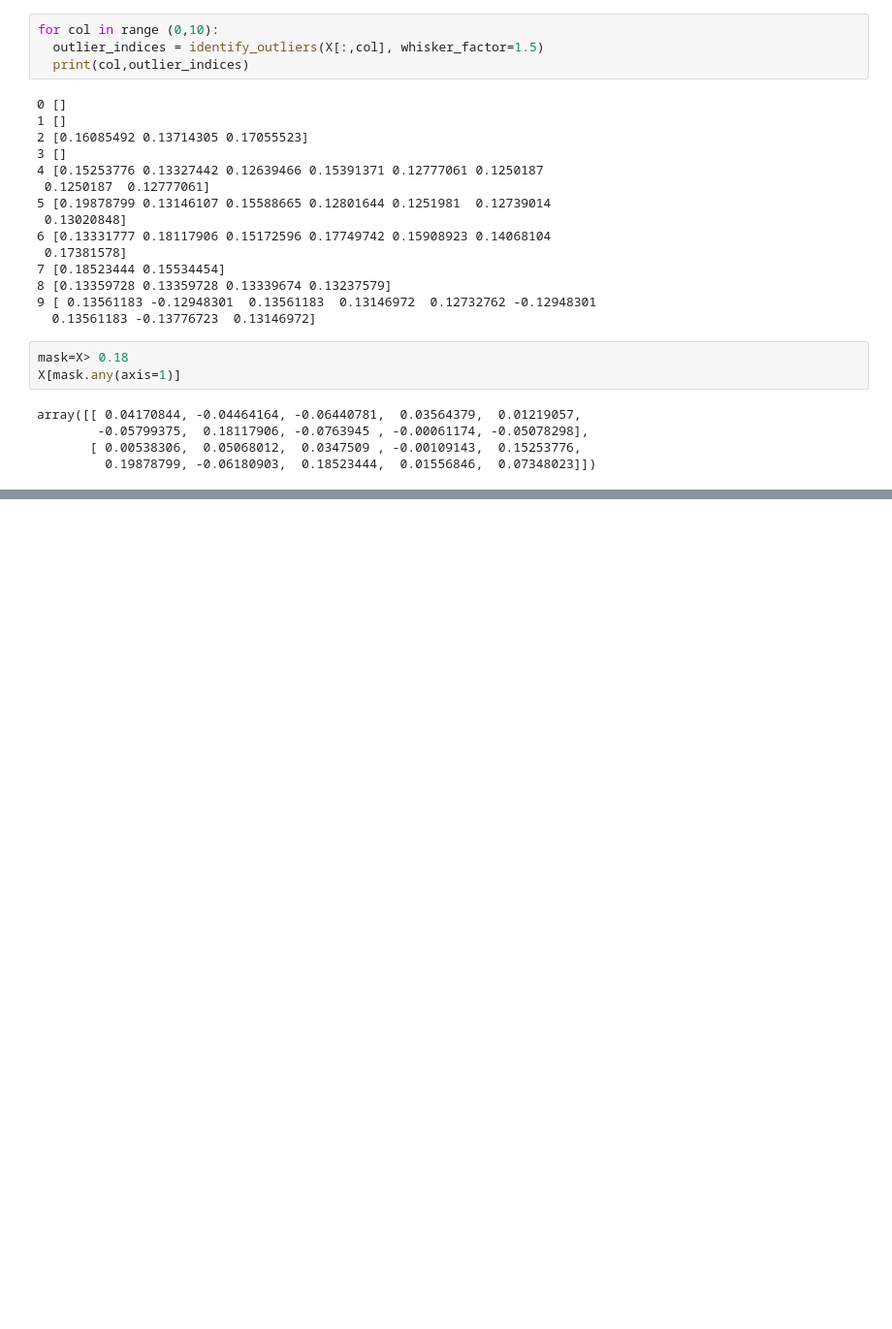
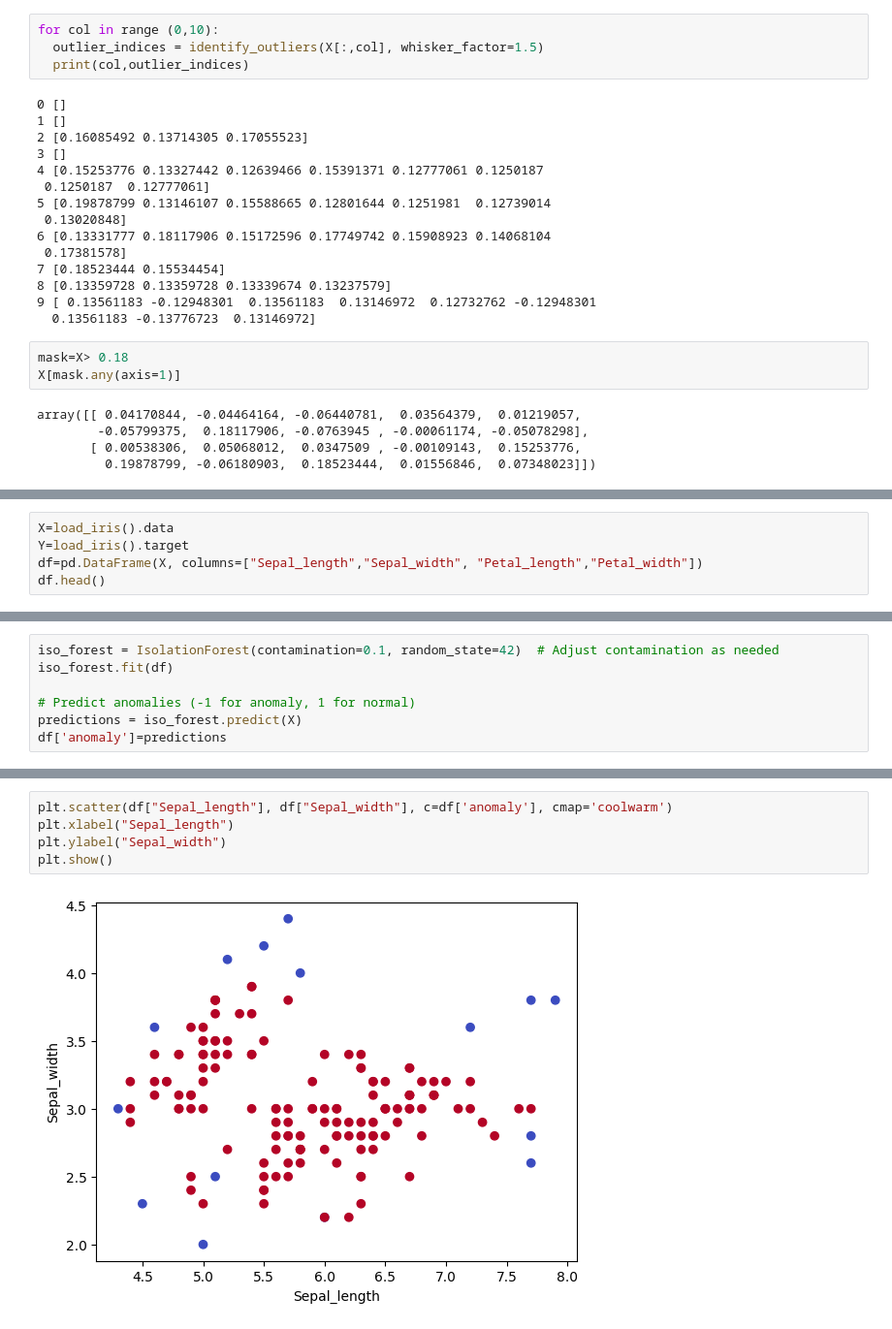
Before and after one commit to marzieh-saeedimasine/Python-DataCleaning-Modelling, a Jupyter notebook: FeatureSelection-Outlier.ipynb, the cells around one changed output, grey strips where cells are left out. Shown at 97% size. Drawn from its saved outputs; the diff is of its cells as text; blank space fills up the shorter version.

```diff
--- a/FeatureSelection-Outlier.ipynb
+++ b/FeatureSelection-Outlier.ipynb
@@ -166,0 +167,5 @@ array([[ 0.04170844, -0.04464164, -0.06440781,  0.03564379,  0.01219057,
+# %%
+X=load_iris().data
+Y=load_iris().target
+df=pd.DataFrame(X, columns=["Sepal_length","Sepal_width", "Petal_length","Petal_width"])
+df.head()
@@ -166,0 +179,7 @@ array([[ 0.04170844, -0.04464164, -0.06440781,  0.03564379,  0.01219057,
+# %%
+iso_forest = IsolationForest(contamination=0.1, random_state=42)  # Adjust contamination as needed
+iso_forest.fit(df)
+
+# Predict anomalies (-1 for anomaly, 1 for normal)
+predictions = iso_forest.predict(X)
+df['anomaly']=predictions
@@ -166,0 +214,7 @@ array([[ 0.04170844, -0.04464164, -0.06440781,  0.03564379,  0.01219057,
+# %%
+plt.scatter(df["Sepal_length"], df["Sepal_width"], c=df['anomaly'], cmap='coolwarm')
+plt.xlabel("Sepal_length")
+plt.ylabel("Sepal_width")
+plt.show()
+# %% [output]
+[figure, added]
```
Also changed, not shown: parts of 4 cells of this notebook, 2 other files.
